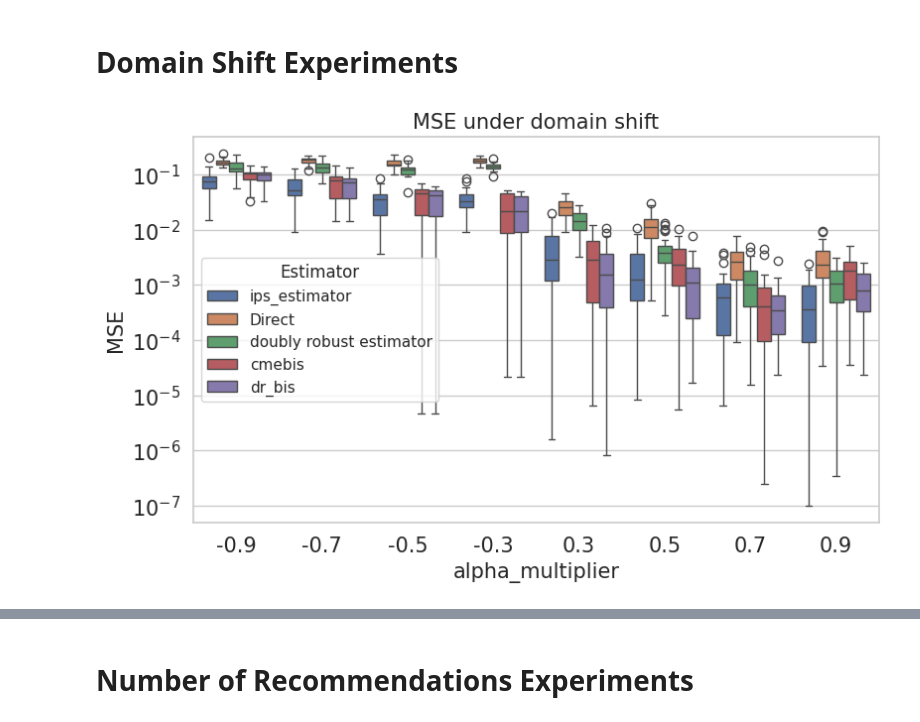
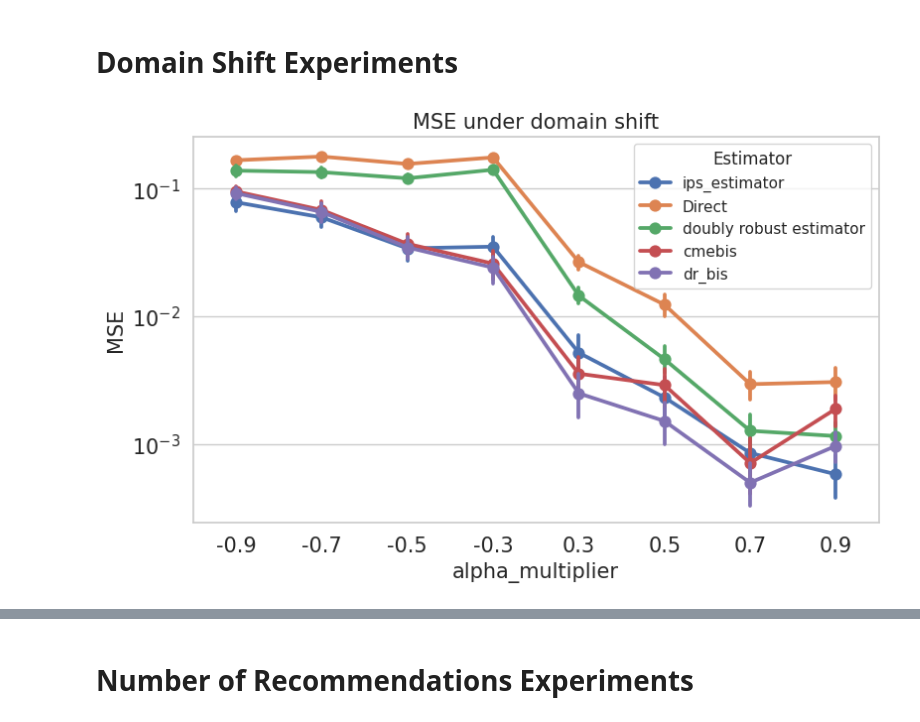
Before and after one commit to houssamzenati/counterfactual-policy-mean-embedding, a Jupyter notebook: src/policy_evaluation/Plot_Simulation_Results.ipynb, the cells around one changed output, grey strips where cells are left out. Drawn from its saved outputs; the diff is of its cells as text; code cells hidden in the pictures.

```diff
--- a/src/policy_evaluation/Plot_Simulation_Results.ipynb
+++ b/src/policy_evaluation/Plot_Simulation_Results.ipynb
@@ -51,13 +50,0 @@ plt.show()
-# %%
-# Plotting results
-sns.set(style="whitegrid")
-plt.figure(figsize=(8, 5))
-sns.pointplot(
-    data=full_results, x="Observation Size", y="MSE", hue="Estimator"
-    # , marker="o"
-)
-plt.yscale("log")
-plt.title("Number of Observations vs MSE")
-plt.tight_layout()
-ApplyFont(plt.gca(), xlabel_text_size = 15.0, ylabel_text_size = 15.0, title_text_size = 15.0, ticks_text_size = 15,)
-plt.show()
@@ -87,13 +85,0 @@ plt.show()
-# %%
-# Plotting results
-sns.set(style="whitegrid")
-plt.figure(figsize=(8, 5))
-sns.pointplot(
-    data=full_results, x="context_dim", y="MSE", hue="Estimator"
-    # , marker="o"
-)
-plt.yscale("log")
-plt.title("Number of Context vs MSE")
-plt.tight_layout()
-ApplyFont(plt.gca(), xlabel_text_size = 15.0, ylabel_text_size = 15.0, title_text_size = 15.0, ticks_text_size = 15,)
-plt.show()
@@ -104,20 +88,34 @@ plt.show()
 # %%
 full_results1 = pd.read_csv(r"Results/OPE_domain_shift_result_minus09_upto_minus05.csv")
 full_results2 = pd.read_csv(r"Results/OPE_domain_shift_result_minus03_upto_05.csv")
 full_results3 = pd.read_csv(r"Results/OPE_domain_shift_result_07_upto_09.csv")
 full_results = pd.concat([full_results1, full_results2, full_results3])
 SetPlotRC()
+
+# # Plotting results
+# sns.set(style="whitegrid")
+# plt.figure(figsize=(8, 5))
+# sns.boxplot(
+#     data=full_results, x="alpha_multiplier", y="MSE", hue="Estimator"
+#     # , marker="o"
+# )
+# plt.yscale("log")
+# plt.title("MSE under domain shift")
+# plt.tight_layout()
+# ApplyFont(plt.gca(), xlabel_text_size = 15.0, ylabel_text_size = 15.0, title_text_size = 15.0, ticks_text_size = 15,)
+# plt.show()
+
 # Plotting results
 sns.set(style="whitegrid")
 plt.figure(figsize=(8, 5))
-sns.boxplot(
+sns.pointplot(
     data=full_results, x="alpha_multiplier", y="MSE", hue="Estimator"
     # , marker="o"
 )
 plt.yscale("log")
 plt.title("MSE under domain shift")
 plt.tight_layout()
 ApplyFont(plt.gca(), xlabel_text_size = 15.0, ylabel_text_size = 15.0, title_text_size = 15.0, ticks_text_size = 15,)
 plt.show()
 # %% [output]
-[figure, old version]
+[figure, new version]
```
Also changed, not shown: parts of 7 cells of this notebook.
